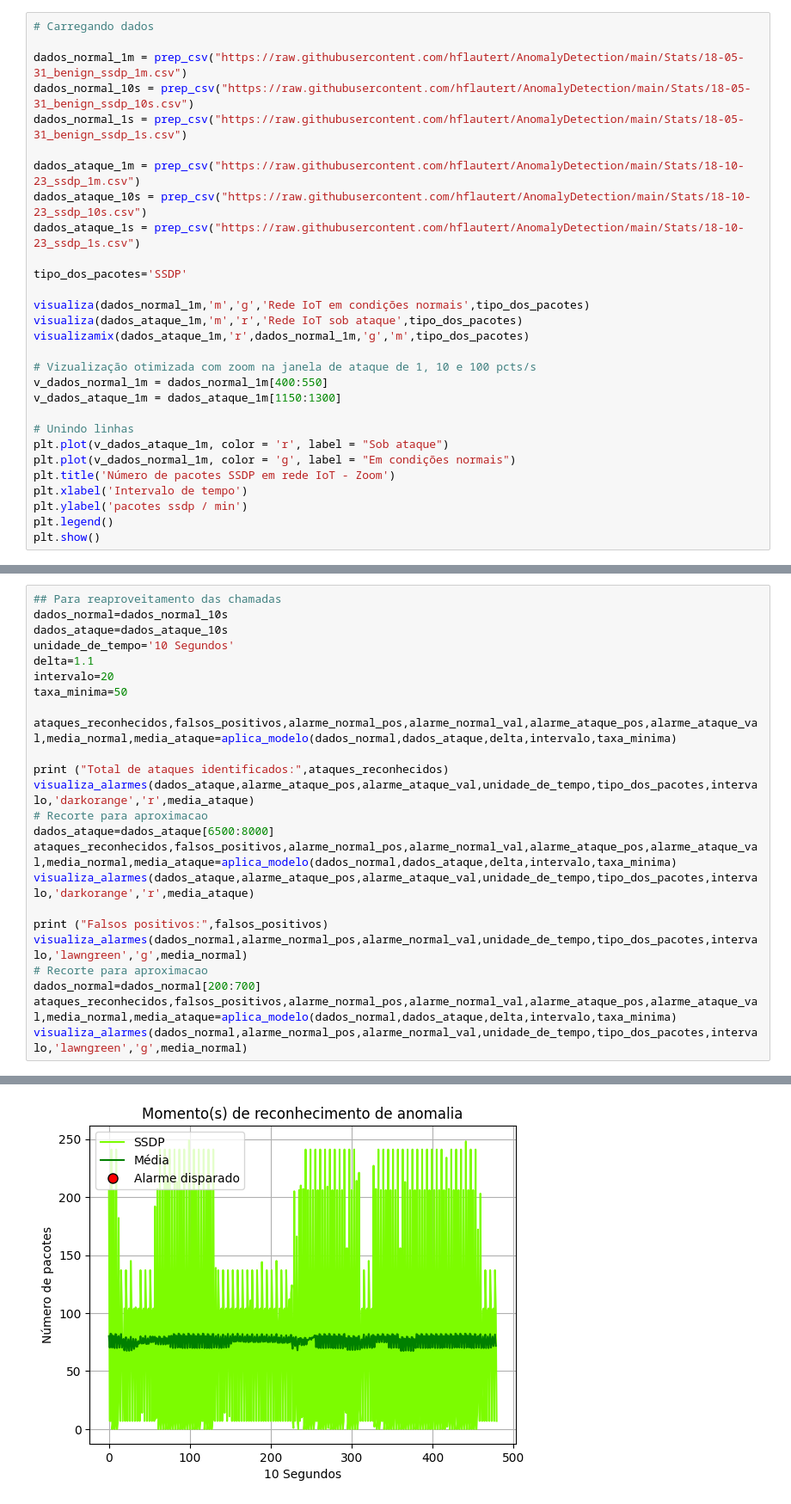
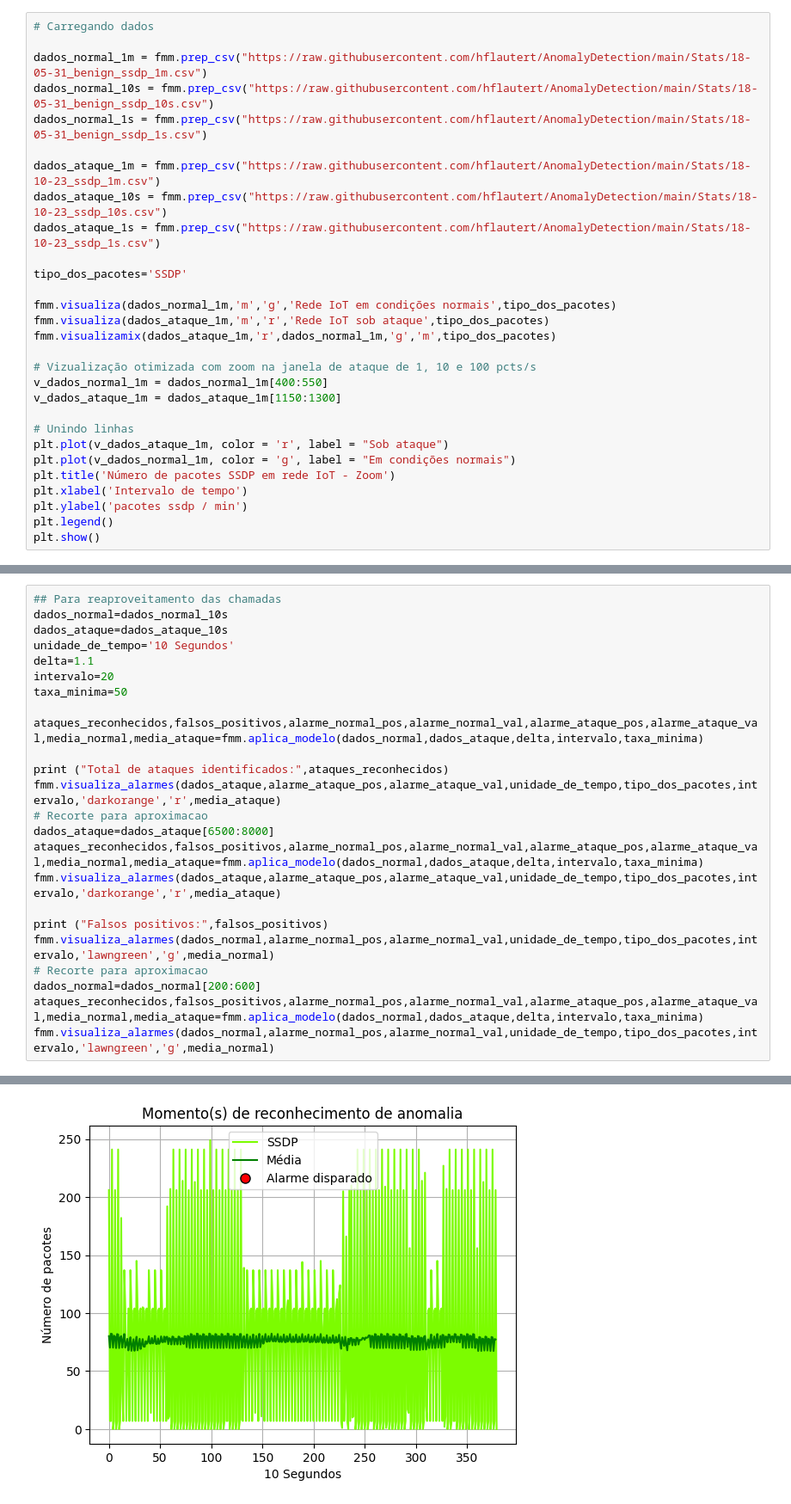
Before and after one commit to hflautert/AnomalyDetection, a Jupyter notebook: AnomaliaSSDP_2.ipynb, the cells around one changed output, grey strips where cells are left out. Shown at 86% size. Drawn from its saved outputs; the diff is of its cells as text.

```diff
--- a/AnomaliaSSDP_2.ipynb
+++ b/AnomaliaSSDP_2.ipynb
@@ -134,19 +31,19 @@ def aplica_modelo(serie_normal,serie_ataque,delta_v,inter_mm,taxa_min):
 # %%
 # Carregando dados
 
-dados_normal_1m = prep_csv("https://raw.githubusercontent.com/hflautert/AnomalyDetection/main/Stats/18-05-31_benign_ssdp_1m.csv")
-dados_normal_10s = prep_csv("https://raw.githubusercontent.com/hflautert/AnomalyDetection/main/Stats/18-05-31_benign_ssdp_10s.csv")
-dados_normal_1s = prep_csv("https://raw.githubusercontent.com/hflautert/AnomalyDetection/main/Stats/18-05-31_benign_ssdp_1s.csv")
+dados_normal_1m = fmm.prep_csv("https://raw.githubusercontent.com/hflautert/AnomalyDetection/main/Stats/18-05-31_benign_ssdp_1m.csv")
+dados_normal_10s = fmm.prep_csv("https://raw.githubusercontent.com/hflautert/AnomalyDetection/main/Stats/18-05-31_benign_ssdp_10s.csv")
+dados_normal_1s = fmm.prep_csv("https://raw.githubusercontent.com/hflautert/AnomalyDetection/main/Stats/18-05-31_benign_ssdp_1s.csv")
 
-dados_ataque_1m = prep_csv("https://raw.githubusercontent.com/hflautert/AnomalyDetection/main/Stats/18-10-23_ssdp_1m.csv")
-dados_ataque_10s = prep_csv("https://raw.githubusercontent.com/hflautert/AnomalyDetection/main/Stats/18-10-23_ssdp_10s.csv")
-dados_ataque_1s = prep_csv("https://raw.githubusercontent.com/hflautert/AnomalyDetection/main/Stats/18-10-23_ssdp_1s.csv")
+dados_ataque_1m = fmm.prep_csv("https://raw.githubusercontent.com/hflautert/AnomalyDetection/main/Stats/18-10-23_ssdp_1m.csv")
+dados_ataque_10s = fmm.prep_csv("https://raw.githubusercontent.com/hflautert/AnomalyDetection/main/Stats/18-10-23_ssdp_10s.csv")
+dados_ataque_1s = fmm.prep_csv("https://raw.githubusercontent.com/hflautert/AnomalyDetection/main/Stats/18-10-23_ssdp_1s.csv")
 
 tipo_dos_pacotes='SSDP'
 
-visualiza(dados_normal_1m,'m','g','Rede IoT em condições normais',tipo_dos_pacotes)
-visualiza(dados_ataque_1m,'m','r','Rede IoT sob ataque',tipo_dos_pacotes)
-visualizamix(dados_ataque_1m,'r',dados_normal_1m,'g','m',tipo_dos_pacotes)
+fmm.visualiza(dados_normal_1m,'m','g','Rede IoT em condições normais',tipo_dos_pacotes)
+fmm.visualiza(dados_ataque_1m,'m','r','Rede IoT sob ataque',tipo_dos_pacotes)
+fmm.visualizamix(dados_ataque_1m,'r',dados_normal_1m,'g','m',tipo_dos_pacotes)
 
 # Vizualização otimizada com zoom na janela de ataque de 1, 10 e 100 pcts/s
 v_dados_normal_1m = dados_normal_1m[400:550]
@@ -199,34 +96,34 @@ Falsos positivos: 0
 # %%
 ## Para reaproveitamento das chamadas
 dados_normal=dados_normal_10s
 dados_ataque=dados_ataque_10s
 unidade_de_tempo='10 Segundos'
 delta=1.1
 intervalo=20
 taxa_minima=50
 
-ataques_reconhecidos,falsos_positivos,alarme_normal_pos,alarme_normal_val,alarme_ataque_pos,alarme_ataque_val,media_normal,media_ataque=aplica_modelo(dados_normal,dados_ataque,delta,intervalo,taxa_minima)
+ataques_reconhecidos,falsos_positivos,alarme_normal_pos,alarme_normal_val,alarme_ataque_pos,alarme_ataque_val,media_normal,media_ataque=fmm.aplica_modelo(dados_normal,dados_ataque,delta,intervalo,taxa_minima)
 
 print ("Total de ataques identificados:",ataques_reconhecidos)
-visualiza_alarmes(dados_ataque,alarme_ataque_pos,alarme_ataque_val,unidade_de_tempo,tipo_dos_pacotes,intervalo,'darkorange','r',media_ataque)
+fmm.visualiza_alarmes(dados_ataque,alarme_ataque_pos,alarme_ataque_val,unidade_de_tempo,tipo_dos_pacotes,intervalo,'darkorange','r',media_ataque)
 # Recorte para aproximacao
 dados_ataque=dados_ataque[6500:8000]
-ataques_reconhecidos,falsos_positivos,alarme_normal_pos,alarme_normal_val,alarme_ataque_pos,alarme_ataque_val,media_normal,media_ataque=aplica_modelo(dados_normal,dados_ataque,delta,intervalo,taxa_minima)
-visualiza_alarmes(dados_ataque,alarme_ataque_pos,alarme_ataque_val,unidade_de_tempo,tipo_dos_pacotes,intervalo,'darkorange','r',media_ataque)
+ataques_reconhecidos,falsos_positivos,alarme_normal_pos,alarme_normal_val,alarme_ataque_pos,alarme_ataque_val,media_normal,media_ataque=fmm.aplica_modelo(dados_normal,dados_ataque,delta,intervalo,taxa_minima)
+fmm.visualiza_alarmes(dados_ataque,alarme_ataque_pos,alarme_ataque_val,unidade_de_tempo,tipo_dos_pacotes,intervalo,'darkorange','r',media_ataque)
 
 print ("Falsos positivos:",falsos_positivos)
-visualiza_alarmes(dados_normal,alarme_normal_pos,alarme_normal_val,unidade_de_tempo,tipo_dos_pacotes,intervalo,'lawngreen','g',media_normal)
+fmm.visualiza_alarmes(dados_normal,alarme_normal_pos,alarme_normal_val,unidade_de_tempo,tipo_dos_pacotes,intervalo,'lawngreen','g',media_normal)
 # Recorte para aproximacao
-dados_normal=dados_normal[200:700]
-ataques_reconhecidos,falsos_positivos,alarme_normal_pos,alarme_normal_val,alarme_ataque_pos,alarme_ataque_val,media_normal,media_ataque=aplica_modelo(dados_normal,dados_ataque,delta,intervalo,taxa_minima)
-visualiza_alarmes(dados_normal,alarme_normal_pos,alarme_normal_val,unidade_de_tempo,tipo_dos_pacotes,intervalo,'lawngreen','g',media_normal)
+dados_normal=dados_normal[200:600]
+ataques_reconhecidos,falsos_positivos,alarme_normal_pos,alarme_normal_val,alarme_ataque_pos,alarme_ataque_val,media_normal,media_ataque=fmm.aplica_modelo(dados_normal,dados_ataque,delta,intervalo,taxa_minima)
+fmm.visualiza_alarmes(dados_normal,alarme_normal_pos,alarme_normal_val,unidade_de_tempo,tipo_dos_pacotes,intervalo,'lawngreen','g',media_normal)
 # %% [output]
 Total de ataques identificados: 3
 [figure]
 [figure]
 Falsos positivos: 0
 [figure]
-[figure, old version]
+[figure, new version]
 # %%
 ## Para reaproveitamento das chamadas
 dados_normal=dados_normal_1s
```
Also changed, not shown: parts of 4 cells of this notebook.
